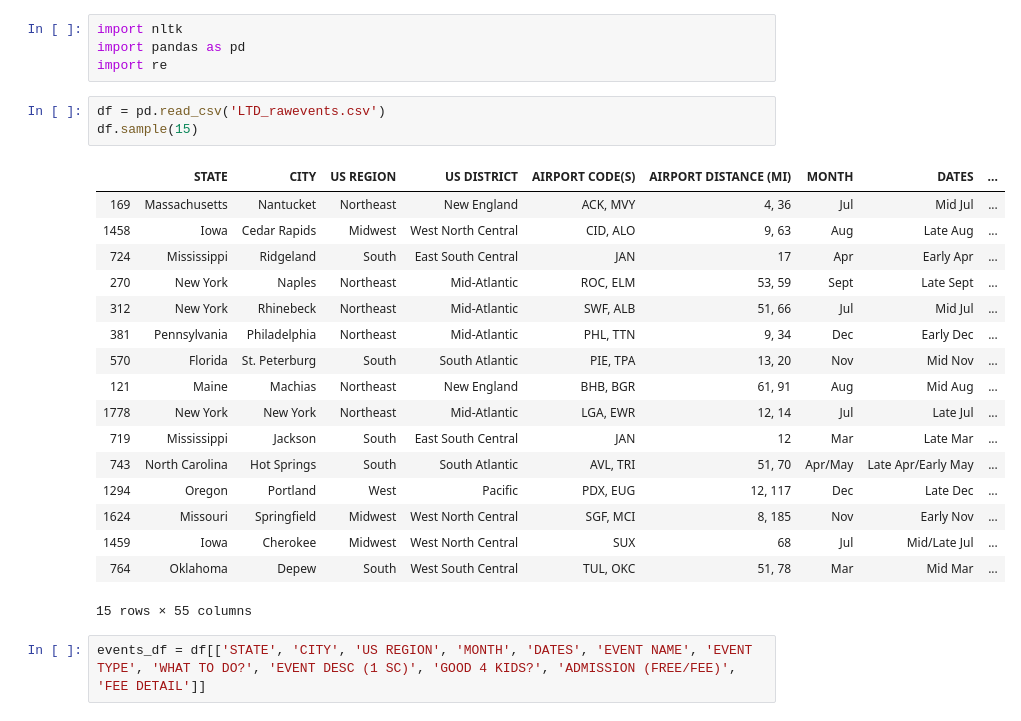
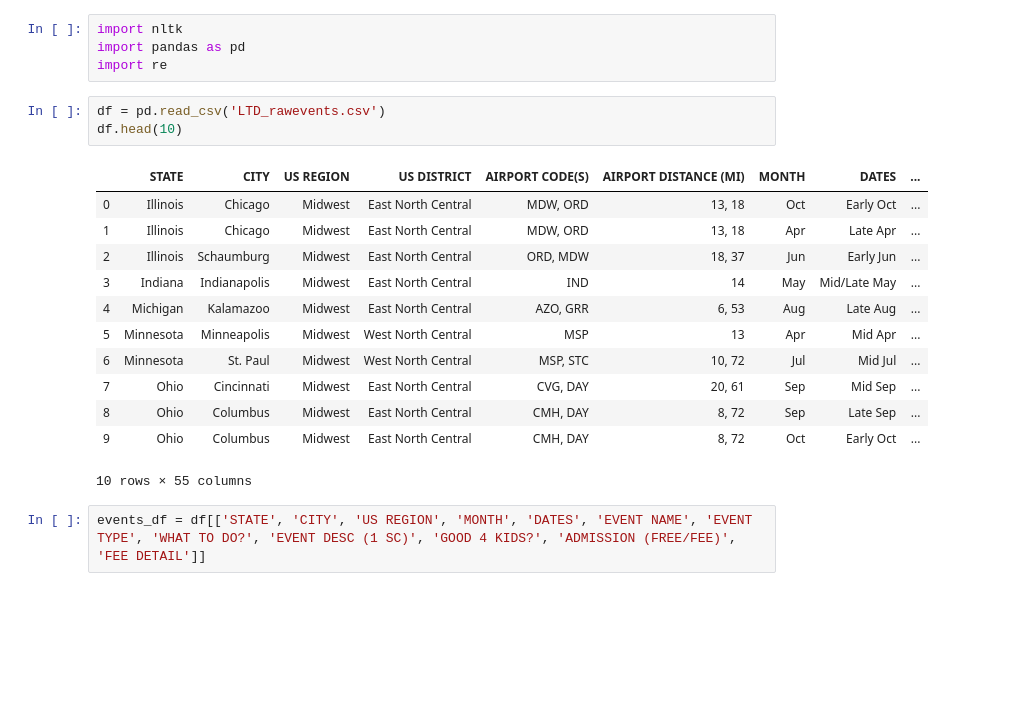
Before and after one commit to arishty/capstone, a Jupyter notebook: LTD_EDA_ali.ipynb, the cells around one changed output. Saved outputs shown, nothing was run; the diff lists cells and outputs as text; blank space fills up the shorter version.

```diff
--- a/LTD_EDA_ali.ipynb
+++ b/LTD_EDA_ali.ipynb
@@ -4,25 +4,20 @@ import pandas as pd
 import re
 # %%
 df = pd.read_csv('LTD_rawevents.csv')
-df.sample(15)
+df.head(10)
 # %% [output]
 |  | STATE | CITY | US REGION | US DISTRICT | AIRPORT CODE(S) | AIRPORT DISTANCE (MI) | MONTH | DATES | ... |
-| 169 | Massachusetts | Nantucket | Northeast | New England | ACK, MVY | 4, 36 | Jul | Mid Jul | ... |
-| 1458 | Iowa | Cedar Rapids | Midwest | West North Central | CID, ALO | 9, 63 | Aug | Late Aug | ... |
-| 724 | Mississippi | Ridgeland | South | East South Central | JAN | 17 | Apr | Early Apr | ... |
-| 270 | New York | Naples | Northeast | Mid-Atlantic | ROC, ELM | 53, 59 | Sept | Late Sept | ... |
-| 312 | New York | Rhinebeck | Northeast | Mid-Atlantic | SWF, ALB | 51, 66 | Jul | Mid Jul | ... |
-| 381 | Pennsylvania | Philadelphia | Northeast | Mid-Atlantic | PHL, TTN | 9, 34 | Dec | Early Dec | ... |
-| 570 | Florida | St. Peterburg | South | South Atlantic | PIE, TPA | 13, 20 | Nov | Mid Nov | ... |
-| 121 | Maine | Machias | Northeast | New England | BHB, BGR | 61, 91 | Aug | Mid Aug | ... |
-| 1778 | New York | New York | Northeast | Mid-Atlantic | LGA, EWR | 12, 14 | Jul | Late Jul | ... |
-| 719 | Mississippi | Jackson | South | East South Central | JAN | 12 | Mar | Late Mar | ... |
-| 743 | North Carolina | Hot Springs | South | South Atlantic | AVL, TRI | 51, 70 | Apr/May | Late Apr/Early May | ... |
-| 1294 | Oregon | Portland | West | Pacific | PDX, EUG | 12, 117 | Dec | Late Dec | ... |
-| 1624 | Missouri | Springfield | Midwest | West North Central | SGF, MCI | 8, 185 | Nov | Early Nov | ... |
-| 1459 | Iowa | Cherokee | Midwest | West North Central | SUX | 68 | Jul | Mid/Late Jul | ... |
-| 764 | Oklahoma | Depew | South | West South Central | TUL, OKC | 51, 78 | Mar | Mid Mar | ... |
+| 0 | Illinois | Chicago | Midwest | East North Central | MDW, ORD | 13, 18 | Oct | Early Oct | ... |
+| 1 | Illinois | Chicago | Midwest | East North Central | MDW, ORD | 13, 18 | Apr | Late Apr | ... |
+| 2 | Illinois | Schaumburg | Midwest | East North Central | ORD, MDW | 18, 37 | Jun | Early Jun | ... |
+| 3 | Indiana | Indianapolis | Midwest | East North Central | IND | 14 | May | Mid/Late May | ... |
+| 4 | Michigan | Kalamazoo | Midwest | East North Central | AZO, GRR | 6, 53 | Aug | Late Aug | ... |
+| 5 | Minnesota | Minneapolis | Midwest | West North Central | MSP | 13 | Apr | Mid Apr | ... |
+| 6 | Minnesota | St. Paul | Midwest | West North Central | MSP, STC | 10, 72 | Jul | Mid Jul | ... |
+| 7 | Ohio | Cincinnati | Midwest | East North Central | CVG, DAY | 20, 61 | Sep | Mid Sep | ... |
+| 8 | Ohio | Columbus | Midwest | East North Central | CMH, DAY | 8, 72 | Sep | Late Sep | ... |
+| 9 | Ohio | Columbus | Midwest | East North Central | CMH, DAY | 8, 72 | Oct | Early Oct | ... |
-15 rows × 55 columns
+10 rows × 55 columns
 # %%
 events_df = df[['STATE', 'CITY', 'US REGION', 'MONTH', 'DATES', 'EVENT NAME', 'EVENT TYPE', 'WHAT TO DO?', 'EVENT DESC (1 SC)', 'GOOD 4 KIDS?', 'ADMISSION (FREE/FEE)', 'FEE DETAIL']]
 # %%
```
Also changed, not shown: parts of 65 cells of this notebook.
